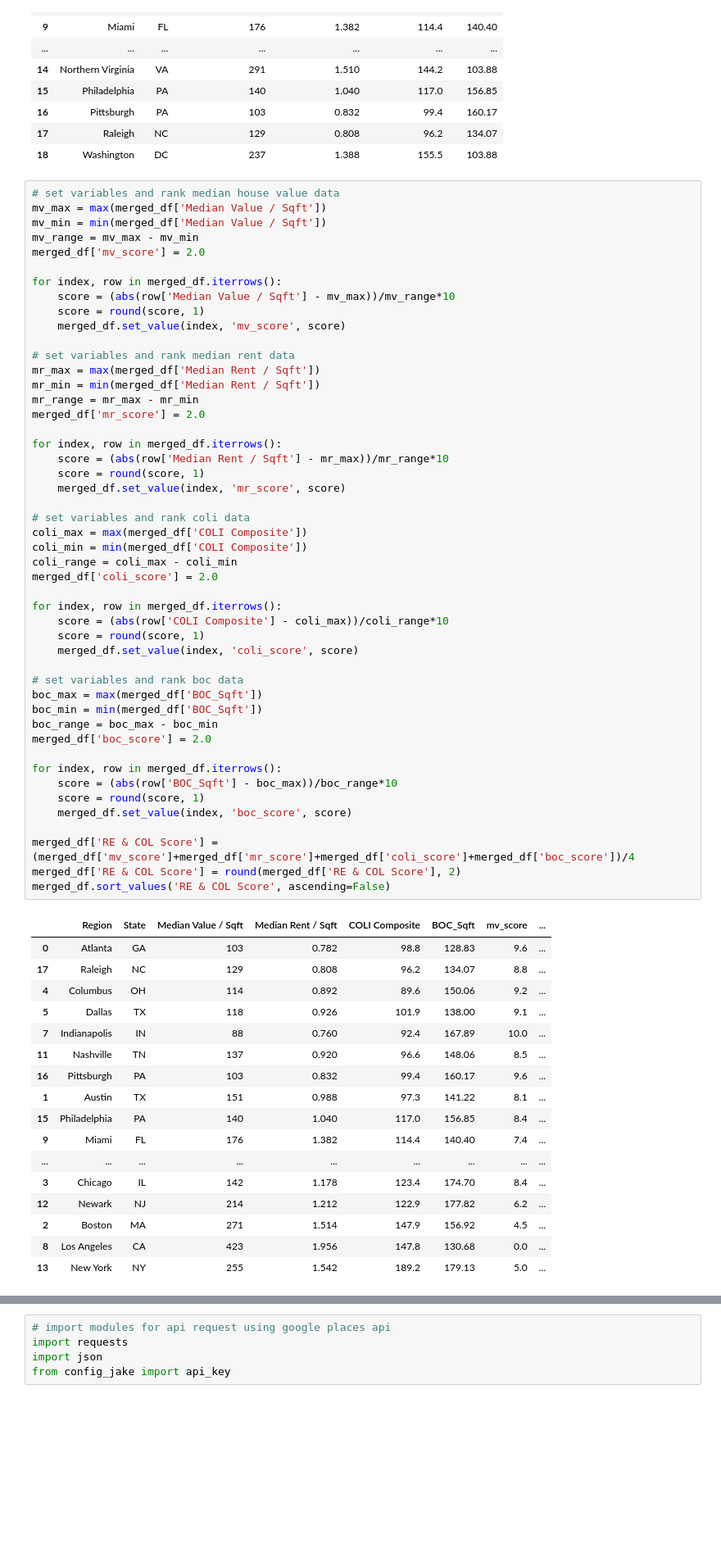
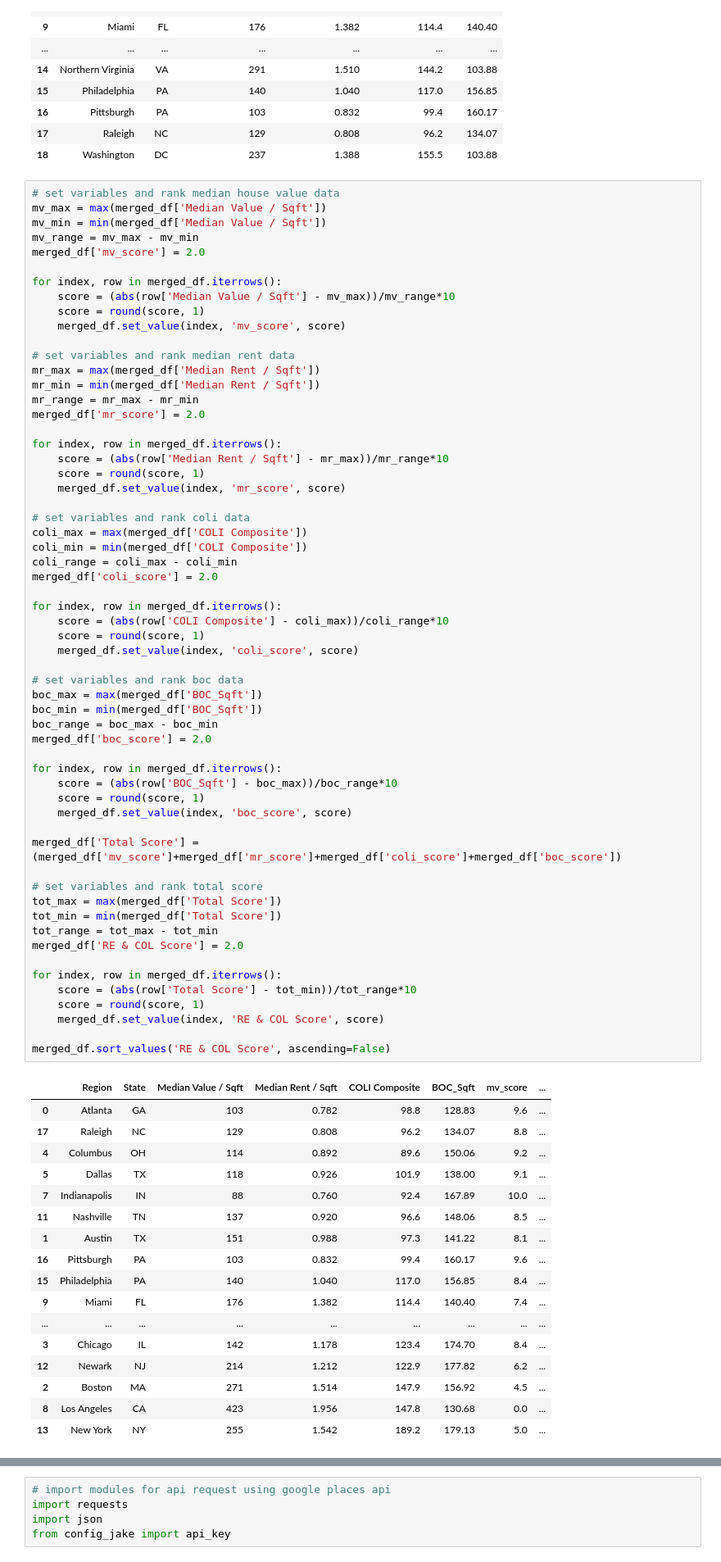
Before and after one commit to APK500/project-one, a Jupyter notebook: jake/re_col_wip.ipynb, the cells around one changed output, grey strips where cells are left out. Shown at 82% size. Cells and saved outputs as stored; diff of their text form; blank space fills up the shorter version.

```diff
--- a/jake/re_col_wip.ipynb
+++ b/jake/re_col_wip.ipynb
@@ -119,37 +119,48 @@ for index, row in merged_df.iterrows():
 coli_max = max(merged_df['COLI Composite'])
 coli_min = min(merged_df['COLI Composite'])
 coli_range = coli_max - coli_min
 merged_df['coli_score'] = 2.0
 
 for index, row in merged_df.iterrows():
     score = (abs(row['COLI Composite'] - coli_max))/coli_range*10
     score = round(score, 1)
     merged_df.set_value(index, 'coli_score', score)
 
 # set variables and rank boc data
 boc_max = max(merged_df['BOC_Sqft'])
 boc_min = min(merged_df['BOC_Sqft'])
 boc_range = boc_max - boc_min
 merged_df['boc_score'] = 2.0
 
 for index, row in merged_df.iterrows():
     score = (abs(row['BOC_Sqft'] - boc_max))/boc_range*10
     score = round(score, 1)
     merged_df.set_value(index, 'boc_score', score)
 
-merged_df['RE & COL Score'] = (merged_df['mv_score']+merged_df['mr_score']+merged_df['coli_score']+merged_df['boc_score'])/4
-merged_df['RE & COL Score'] = round(merged_df['RE & COL Score'], 2)
+merged_df['Total Score'] = (merged_df['mv_score']+merged_df['mr_score']+merged_df['coli_score']+merged_df['boc_score'])
+
+# set variables and rank total score
+tot_max = max(merged_df['Total Score'])
+tot_min = min(merged_df['Total Score'])
+tot_range = tot_max - tot_min
+merged_df['RE & COL Score'] = 2.0
+
+for index, row in merged_df.iterrows():
+    score = (abs(row['Total Score'] - tot_min))/tot_range*10
+    score = round(score, 1)
+    merged_df.set_value(index, 'RE & COL Score', score)
+
 merged_df.sort_values('RE & COL Score', ascending=False)
 # %% [output]
 |  | Region | State | Median Value / Sqft | Median Rent / Sqft | COLI Composite | BOC_Sqft | mv_score | ... |
 | 0 | Atlanta | GA | 103 | 0.782 | 98.8 | 128.83 | 9.6 | ... |
 | 17 | Raleigh | NC | 129 | 0.808 | 96.2 | 134.07 | 8.8 | ... |
 | 4 | Columbus | OH | 114 | 0.892 | 89.6 | 150.06 | 9.2 | ... |
 | 5 | Dallas | TX | 118 | 0.926 | 101.9 | 138.00 | 9.1 | ... |
 | 7 | Indianapolis | IN | 88 | 0.760 | 92.4 | 167.89 | 10.0 | ... |
 | 11 | Nashville | TN | 137 | 0.920 | 96.6 | 148.06 | 8.5 | ... |
+| 1 | Austin | TX | 151 | 0.988 | 97.3 | 141.22 | 8.1 | ... |
 | 16 | Pittsburgh | PA | 103 | 0.832 | 99.4 | 160.17 | 9.6 | ... |
-| 1 | Austin | TX | 151 | 0.988 | 97.3 | 141.22 | 8.1 | ... |
 | 15 | Philadelphia | PA | 140 | 1.040 | 117.0 | 156.85 | 8.4 | ... |
 | 9 | Miami | FL | 176 | 1.382 | 114.4 | 140.40 | 7.4 | ... |
 | ... | ... | ... | ... | ... | ... | ... | ... | ... |
```
Also changed, not shown: parts of 3 cells of this notebook, 15 other files.
